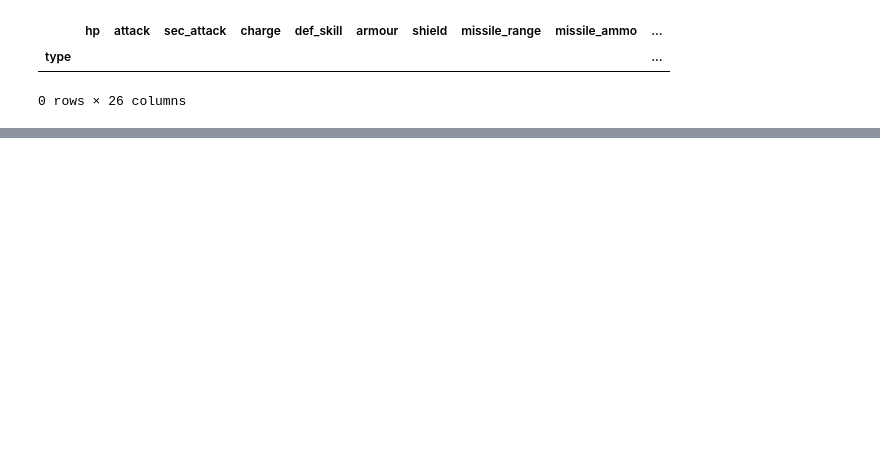
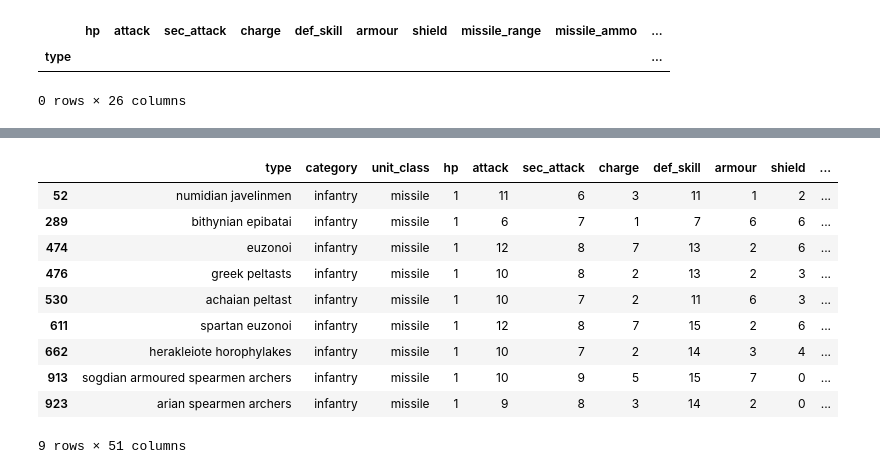
Before and after one commit to samgulf/RIS_units, a Jupyter notebook: RIS_units_process.ipynb, the cells around one changed output, grey strips where cells are left out. Saved outputs shown, nothing was run; the diff lists cells and outputs as text; code cells hidden in the pictures; blank space fills up the shorter version.

Commit message:
(feat): add checks for misfit units based on category and unit_class not matching building type

```diff
--- a/RIS_units_process.ipynb
+++ b/RIS_units_process.ipynb
@@ -461,0 +486,17 @@ aor_unit_diffs
+# %%
+misfit_missile = units_df_combined[(units_df_combined["category"] == "infantry")
+                                    & (units_df_combined["unit_class"] == "missile")
+                                    & ~(units_df_combined["building"].isin(["missiles_1", "missiles_2", "missiles_3", "port", np.nan]))]
+misfit_missile
+# %% [output]
+|  | type | category | unit_class | hp | attack | sec_attack | charge | def_skill | armour | shield | ... |
+| 52 | numidian javelinmen | infantry | missile | 1 | 11 | 6 | 3 | 11 | 1 | 2 | ... |
+| 289 | bithynian epibatai | infantry | missile | 1 | 6 | 7 | 1 | 7 | 6 | 6 | ... |
+| 474 | euzonoi | infantry | missile | 1 | 12 | 8 | 7 | 13 | 2 | 6 | ... |
+| 476 | greek peltasts | infantry | missile | 1 | 10 | 8 | 2 | 13 | 2 | 3 | ... |
+| 530 | achaian peltast | infantry | missile | 1 | 10 | 7 | 2 | 11 | 6 | 3 | ... |
+| 611 | spartan euzonoi | infantry | missile | 1 | 12 | 8 | 7 | 15 | 2 | 6 | ... |
+| 662 | herakleiote horophylakes | infantry | missile | 1 | 10 | 7 | 2 | 14 | 3 | 4 | ... |
+| 913 | sogdian armoured spearmen archers | infantry | missile | 1 | 10 | 9 | 5 | 15 | 7 | 0 | ... |
+| 923 | arian spearmen archers | infantry | missile | 1 | 9 | 8 | 3 | 14 | 2 | 0 | ... |
+9 rows × 51 columns
```
Also changed, not shown: parts of 11 cells of this notebook, 2 other files.
